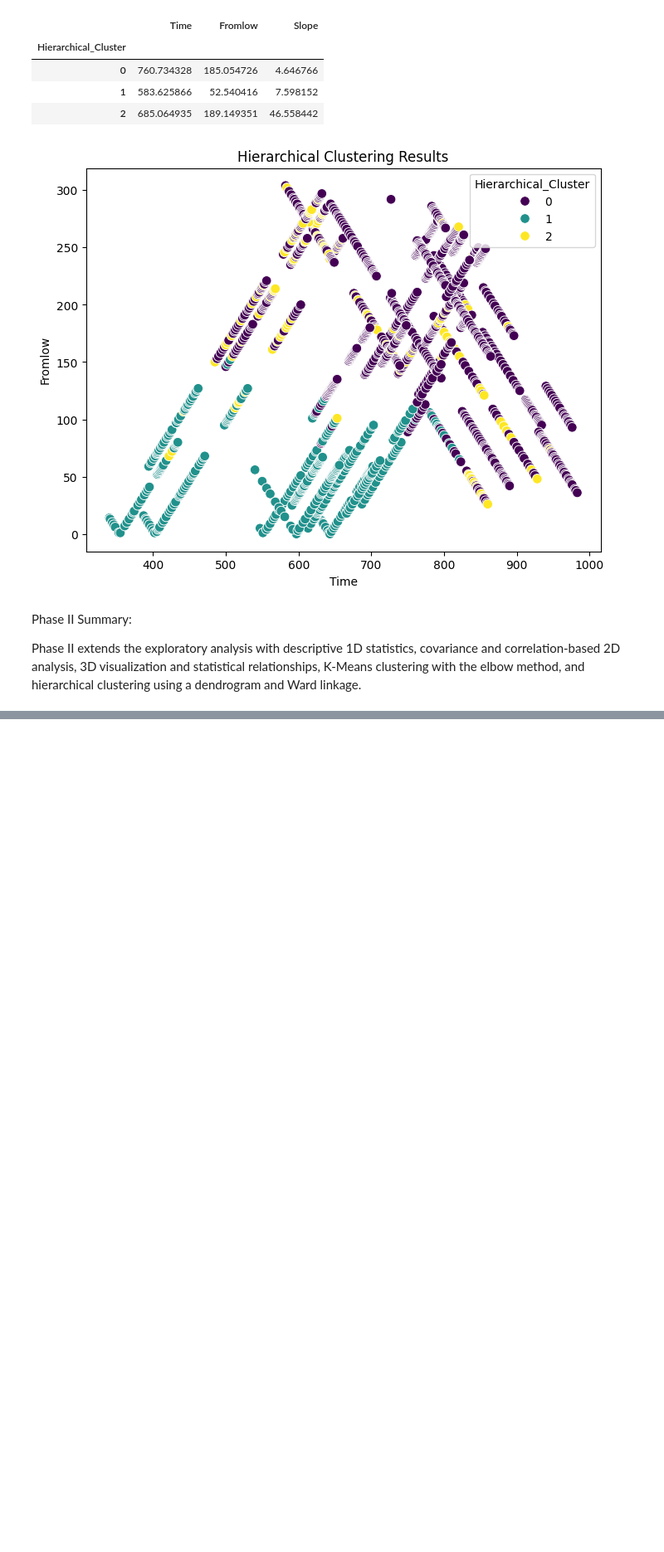
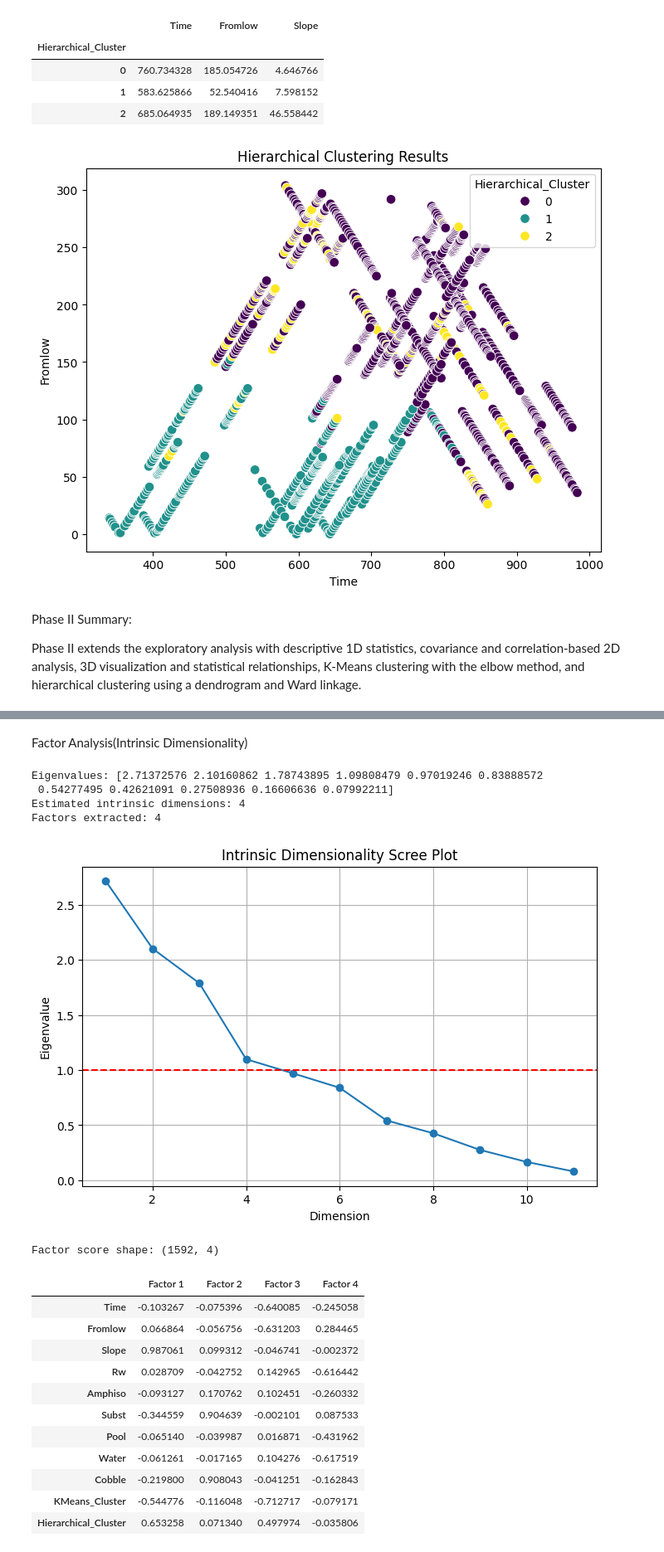
Before and after one commit to sansak-123/SanviSaket, a Jupyter notebook: 23BDS0210EDA_phase1.ipynb, the cells around one changed output, grey strips where cells are left out. Shown at 83% size. Cells and saved outputs as stored; diff of their text form; code cells hidden in the pictures; blank space fills up the shorter version.

```diff
--- a/23BDS0210EDA_phase1.ipynb
+++ b/23BDS0210EDA_phase1.ipynb
@@ -426,0 +569,67 @@ Phase II extends the exploratory analysis with descriptive 1D statistics, covari
+# %% [markdown]
+Factor Analysis(Intrinsic Dimensionality)
+# %%
+correlation_matrix = np.corrcoef(X_scaled, rowvar=False)
+eigenvalues = np.linalg.eigvalsh(correlation_matrix)[::-1]
+
+intrinsic_dimensions = int(np.sum(eigenvalues > 1))
+n_factors = max(1, min(intrinsic_dimensions, X_scaled.shape[1] - 1))
+
+print("Eigenvalues:", eigenvalues)
+print("Estimated intrinsic dimensions:", intrinsic_dimensions)
+print("Factors extracted:", n_factors)
+
+plt.figure(figsize=(8, 5))
+plt.plot(range(1, len(eigenvalues) + 1), eigenvalues, marker='o')
+plt.axhline(1, color='red', linestyle='--')
+plt.xlabel("Dimension")
+plt.ylabel("Eigenvalue")
+plt.title("Intrinsic Dimensionality Scree Plot")
+plt.grid()
+plt.show()
+
+from sklearn.decomposition import FactorAnalysis
+
+factor_model = FactorAnalysis(n_components=n_factors, random_state=42)
+X_factors = factor_model.fit_transform(X_scaled)
+
+factor_loadings = pd.DataFrame(
+    factor_model.components_.T,
+    index=X.columns,
+    columns=[f"Factor {i+1}" for i in range(n_factors)]
+)
+
+print("Factor score shape:", X_factors.shape)
+display(factor_loadings)
+
+plt.figure(figsize=(max(7, n_factors * 2), 5))
+sns.heatmap(factor_loadings, annot=True, cmap="coolwarm", center=0)
+plt.title("Factor Analysis Loadings")
+plt.show()
+
+if X_factors.shape[1] >= 2:
+    plt.figure(figsize=(8, 5))
+    plt.scatter(X_factors[:, 0], X_factors[:, 1], alpha=0.6)
+    plt.xlabel("Factor 1")
+    plt.ylabel("Factor 2")
+    plt.title("Factor Scores")
+    plt.show()
+# %% [output]
+Eigenvalues: [2.71372576 2.10160862 1.78743895 1.09808479 0.97019246 0.83888572
+ 0.54277495 0.42621091 0.27508936 0.16606636 0.07992211]
+Estimated intrinsic dimensions: 4
+Factors extracted: 4
+[figure, added]
+Factor score shape: (1592, 4)
+|  | Factor 1 | Factor 2 | Factor 3 | Factor 4 |
+| Time | -0.103267 | -0.075396 | -0.640085 | -0.245058 |
+| Fromlow | 0.066864 | -0.056756 | -0.631203 | 0.284465 |
+| Slope | 0.987061 | 0.099312 | -0.046741 | -0.002372 |
+| Rw | 0.028709 | -0.042752 | 0.142965 | -0.616442 |
+| Amphiso | -0.093127 | 0.170762 | 0.102451 | -0.260332 |
+| Subst | -0.344559 | 0.904639 | -0.002101 | 0.087533 |
+| Pool | -0.065140 | -0.039987 | 0.016871 | -0.431962 |
+| Water | -0.061261 | -0.017165 | 0.104276 | -0.617519 |
+| Cobble | -0.219800 | 0.908043 | -0.041251 | -0.162843 |
+| KMeans_Cluster | -0.544776 | -0.116048 | -0.712717 | -0.079171 |
+| Hierarchical_Cluster | 0.653258 | 0.071340 | 0.497974 | -0.035806 |
```
Also changed, not shown: parts of 23 cells of this notebook.
